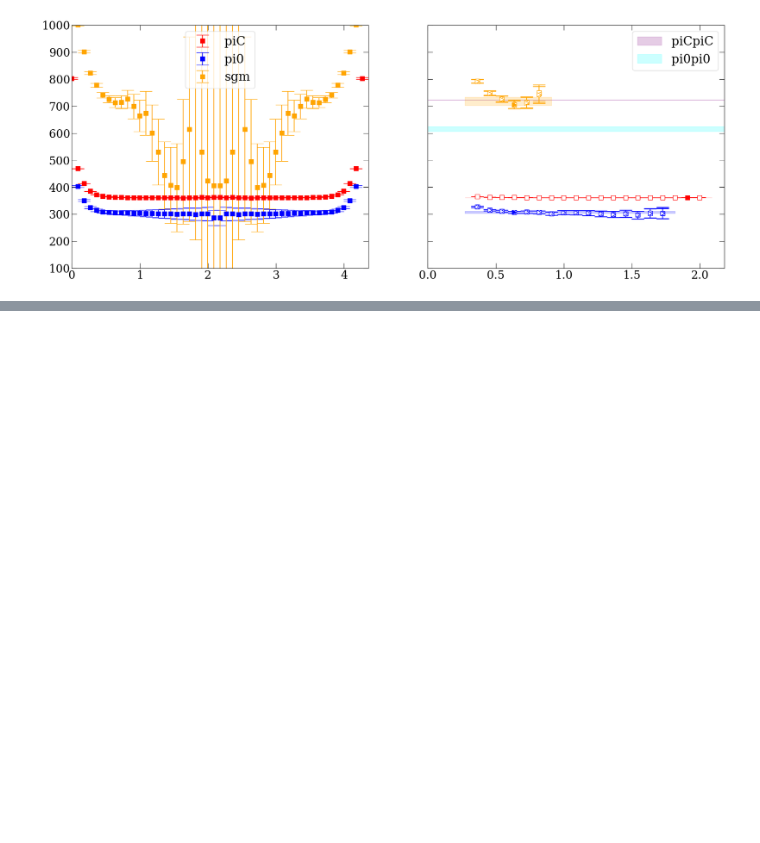
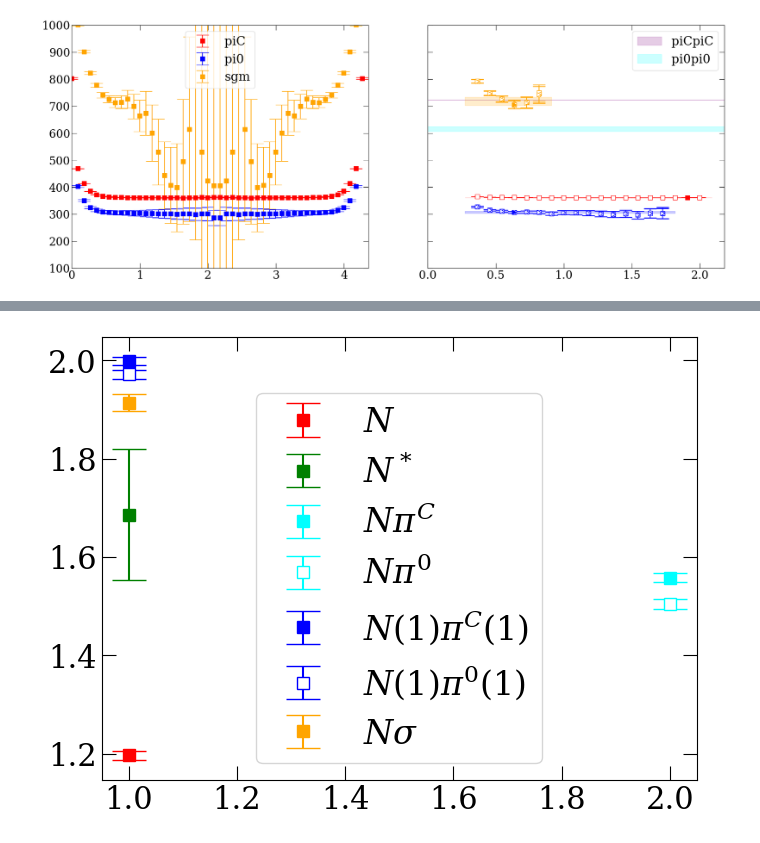
Before and after one commit to lee14916/glwc2, a Jupyter notebook: project/NST_f_Nsgm/analysis.ipynb, the cells around one changed output, grey strips where cells are left out. Saved outputs shown, nothing was run; the diff lists cells and outputs as text; code cells hidden in the pictures; blank space fills up the shorter version.

```diff
--- a/project/NST_f_Nsgm/analysis.ipynb
+++ b/project/NST_f_Nsgm/analysis.ipynb
@@ -310,0 +422,27 @@ def get2ptMat(ops,diags=yu.diags_all):
+# %%
+fig, axs = yu.getFigAxs(1,1)
+
+yunit=ens2aInv[ens]/1000
+ax=axs[0,0]
+
+def run(E, x=1, **kwargs):
+    mean,err=yu.jackme(E)
+    plt_x=[x]; plt_y=mean*yunit; plt_yerr=err*yunit
+    ax.errorbar(plt_x,plt_y,plt_yerr, **kwargs)
+
+run(E_N2st[:,0],color='r',label=r'$N$')
+run(E_N2st[:,1],color='g',label=r'$N^*$')
+
+run(E_N2st[:,0]+E_piC[:,0],x=2,color='cyan',label=r'$N\pi^C$')
+run(E_N2st[:,0]+E_pi0[:,0],x=2,color='cyan',mfc='white',label=r'$N\pi^0$')
+
+run(np.sqrt(E_N2st[:,0]**2+(2*math.pi/ens2N[ens])**2)+np.sqrt(E_piC[:,0]**2+(2*math.pi/ens2N[ens])**2),color='b',label=r'$N(1)\pi^C(1)$')
+run(np.sqrt(E_N2st[:,0]**2+(2*math.pi/ens2N[ens])**2)+np.sqrt(E_pi0[:,0]**2+(2*math.pi/ens2N[ens])**2),color='b',mfc='white',label=r'$N(1)\pi^0(1)$')
+
+run(E_N2st[:,0]+E_sgm[:,0],color='orange',label=r'$N\sigma$')
+
+ax.legend()
+
+None
+# %% [output]
+[figure, added]
```
Also changed, not shown: parts of 10 cells of this notebook.
